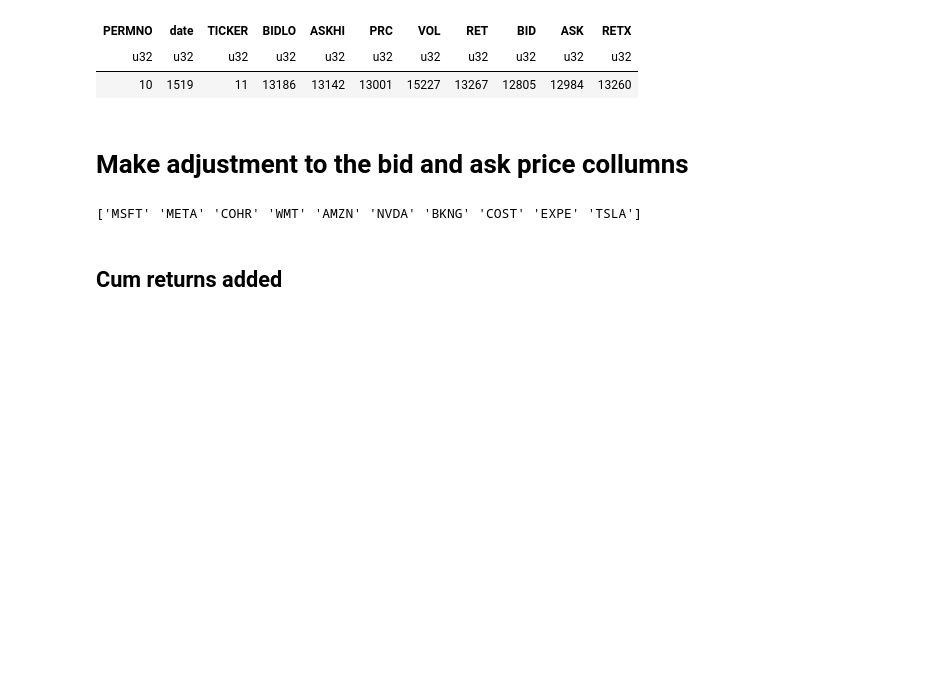
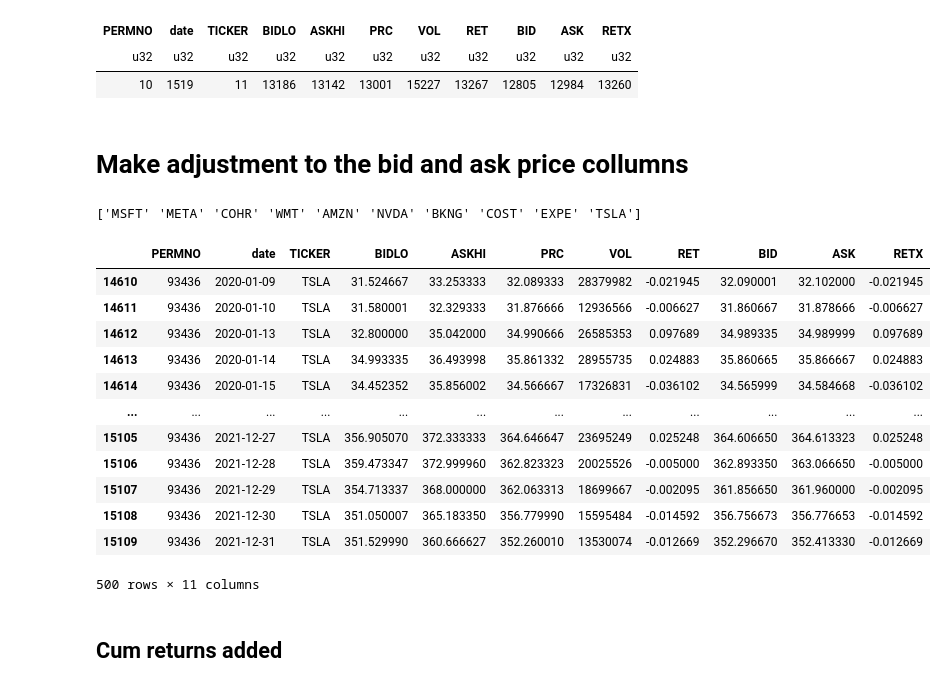
Before and after one commit to Spipers/FinalThesisQF, a Jupyter notebook: Notebooks/Stock_data_compression.ipynb, the cells around one changed output. Drawn from its saved outputs; the diff is of its cells as text; code cells hidden in the pictures; blank space fills up the shorter version.

```diff
--- a/Notebooks/Stock_data_compression.ipynb
+++ b/Notebooks/Stock_data_compression.ipynb
@@ -103,29 +107,43 @@ print(unique_tickers)
 # %%
 # Create a copy of pd_df
 df_copy = pd_df.copy()
 
-# #Nvidia
-# mask = (df_copy['TICKER'] == 'NVDA') & (df_copy['date'] >= timeperiod[0]) & (df_copy['date'] <= nvidia_split[0])
-# df_copy.loc[mask, ['BIDLO', 'ASKHI', 'BID', 'ASK', 'PRC']] /= nvidia_split[1]
+#Nvidia
+mask = (df_copy['TICKER'] == 'NVDA') & (df_copy['date'] >= timeperiod[0]) & (df_copy['date'] <= nvidia_split[0])
+df_copy.loc[mask, ['BIDLO', 'ASKHI', 'BID', 'ASK', 'PRC']] /= nvidia_split[1]
 
-# #Amazon
-# mask1 = (df_copy['TICKER'] == 'AMZN') & (df_copy['date'] >= amzn_split[0]) & (df_copy['date'] <= timeperiod[1])
-# df_copy.loc[mask1, ['BIDLO', 'ASKHI', 'BID', 'ASK', 'PRC']] /= amzn_split[1]
+#Amazon
+mask1 = (df_copy['TICKER'] == 'AMZN') & (df_copy['date'] >= amzn_split[0]) & (df_copy['date'] <= timeperiod[1])
+df_copy.loc[mask1, ['BIDLO', 'ASKHI', 'BID', 'ASK', 'PRC']] /= amzn_split[1]
 
-# #Walmarkt
-# mask2 = (df_copy['TICKER'] == 'WMT') & (df_copy['date'] >= timeperiod[0]) & (df_copy['date'] <= timeperiod[1])
-# df_copy.loc[mask2, ['BIDLO', 'ASKHI', 'BID', 'ASK', 'PRC']] /= wmt_split[1]
+#Walmarkt
+mask2 = (df_copy['TICKER'] == 'WMT') & (df_copy['date'] >= timeperiod[0]) & (df_copy['date'] <= timeperiod[1])
+df_copy.loc[mask2, ['BIDLO', 'ASKHI', 'BID', 'ASK', 'PRC']] /= wmt_split[1]
 
-# #Tesla
-# mask3 = (df_copy['TICKER'] == 'TSLA') & (df_copy['date'] >= timeperiod[0]) & (df_copy['date'] <= timeperiod[1])
-# df_copy.loc[mask3, ['BIDLO', 'ASKHI', 'BID', 'ASK', 'PRC']] /= tesla_split1[1]
+#Tesla
+mask3 = (df_copy['TICKER'] == 'TSLA') & (df_copy['date'] >= timeperiod[0]) & (df_copy['date'] <= timeperiod[1])
+df_copy.loc[mask3, ['BIDLO', 'ASKHI', 'BID', 'ASK', 'PRC']] /= tesla_split1[1]
 
-# mask4 = (df_copy['TICKER'] == 'TSLA') & (df_copy['date'] >= timeperiod[0]) & (df_copy['date'] <= tesla_split1[0])
-# df_copy.loc[mask4, ['BIDLO', 'ASKHI', 'BID', 'ASK', 'PRC']] /= tesla_split[1]
+mask4 = (df_copy['TICKER'] == 'TSLA') & (df_copy['date'] >= timeperiod[0]) & (df_copy['date'] <= tesla_split1[0])
+df_copy.loc[mask4, ['BIDLO', 'ASKHI', 'BID', 'ASK', 'PRC']] /= tesla_split[1]
 
 # df_copy = df_copy[df_copy['TICKER'] == 'AMZN']
 
-# df_copy.tail(500)
+df_copy.tail(500)
+# %% [output]
+|  | PERMNO | date | TICKER | BIDLO | ASKHI | PRC | VOL | RET | BID | ASK | RETX |
+| 14610 | 93436 | 2020-01-09 | TSLA | 31.524667 | 33.253333 | 32.089333 | 28379982 | -0.021945 | 32.090001 | 32.102000 | -0.021945 |
+| 14611 | 93436 | 2020-01-10 | TSLA | 31.580001 | 32.329333 | 31.876666 | 12936566 | -0.006627 | 31.860667 | 31.878666 | -0.006627 |
+| 14612 | 93436 | 2020-01-13 | TSLA | 32.800000 | 35.042000 | 34.990666 | 26585353 | 0.097689 | 34.989335 | 34.989999 | 0.097689 |
+| 14613 | 93436 | 2020-01-14 | TSLA | 34.993335 | 36.493998 | 35.861332 | 28955735 | 0.024883 | 35.860665 | 35.866667 | 0.024883 |
+| 14614 | 93436 | 2020-01-15 | TSLA | 34.452352 | 35.856002 | 34.566667 | 17326831 | -0.036102 | 34.565999 | 34.584668 | -0.036102 |
+| ... | ... | ... | ... | ... | ... | ... | ... | ... | ... | ... | ... |
+| 15105 | 93436 | 2021-12-27 | TSLA | 356.905070 | 372.333333 | 364.646647 | 23695249 | 0.025248 | 364.606650 | 364.613323 | 0.025248 |
+| 15106 | 93436 | 2021-12-28 | TSLA | 359.473347 | 372.999960 | 362.823323 | 20025526 | -0.005000 | 362.893350 | 363.066650 | -0.005000 |
+| 15107 | 93436 | 2021-12-29 | TSLA | 354.713337 | 368.000000 | 362.063313 | 18699667 | -0.002095 | 361.856650 | 361.960000 | -0.002095 |
+| 15108 | 93436 | 2021-12-30 | TSLA | 351.050007 | 365.183350 | 356.779990 | 15595484 | -0.014592 | 356.756673 | 356.776653 | -0.014592 |
+| 15109 | 93436 | 2021-12-31 | TSLA | 351.529990 | 360.666627 | 352.260010 | 13530074 | -0.012669 | 352.296670 | 352.413330 | -0.012669 |
+500 rows × 11 columns
 # %% [markdown]
 ## Cum returns added
 # %%
```
Also changed, not shown: parts of 6 cells of this notebook, 2 other files.
